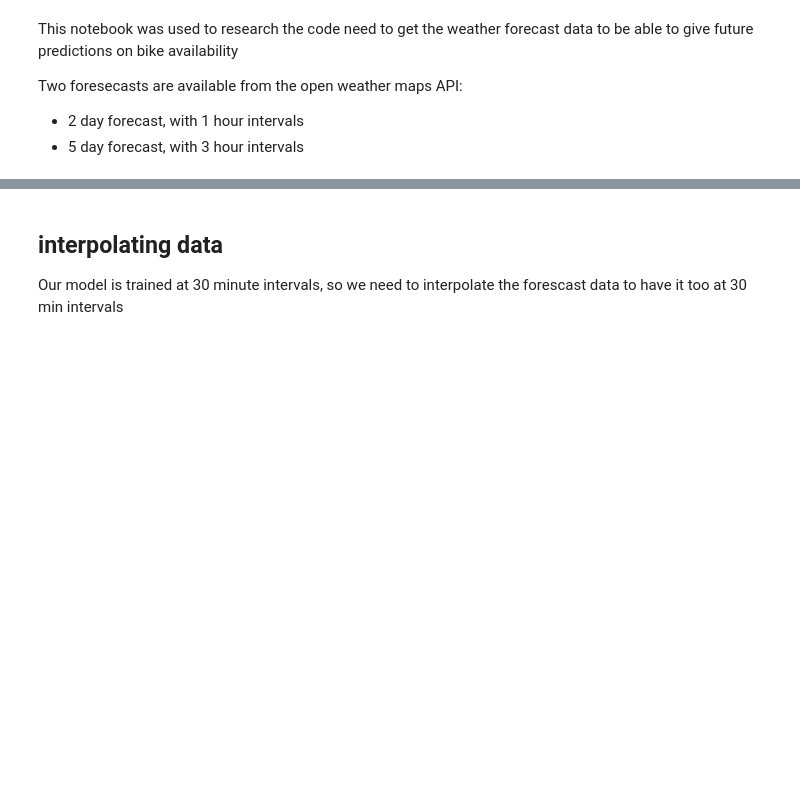
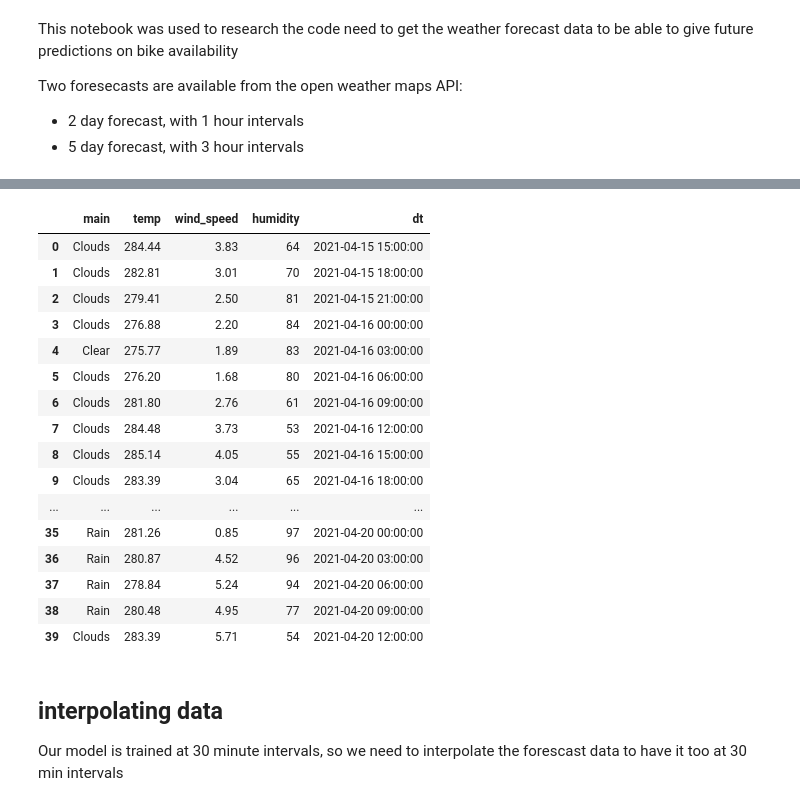
Before and after one commit to Henryjalewis/dublinbikes, a Jupyter notebook: weatherForecast.ipynb, the cells around one changed output, grey strips where cells are left out. Saved outputs shown, nothing was run; the diff lists cells and outputs as text; code cells hidden in the pictures; blank space fills up the shorter version.

```diff
--- a/weatherForecast.ipynb
+++ b/weatherForecast.ipynb
@@ -49,3 +49,23 @@ fiveDayForecast.head()
+# %%
+fiveDayForecast
+# %% [output]
+|  | main | temp | wind_speed | humidity | dt |
+| 0 | Clouds | 284.44 | 3.83 | 64 | 2021-04-15 15:00:00 |
+| 1 | Clouds | 282.81 | 3.01 | 70 | 2021-04-15 18:00:00 |
+| 2 | Clouds | 279.41 | 2.50 | 81 | 2021-04-15 21:00:00 |
+| 3 | Clouds | 276.88 | 2.20 | 84 | 2021-04-16 00:00:00 |
+| 4 | Clear | 275.77 | 1.89 | 83 | 2021-04-16 03:00:00 |
+| 5 | Clouds | 276.20 | 1.68 | 80 | 2021-04-16 06:00:00 |
+| 6 | Clouds | 281.80 | 2.76 | 61 | 2021-04-16 09:00:00 |
+| 7 | Clouds | 284.48 | 3.73 | 53 | 2021-04-16 12:00:00 |
+| 8 | Clouds | 285.14 | 4.05 | 55 | 2021-04-16 15:00:00 |
+| 9 | Clouds | 283.39 | 3.04 | 65 | 2021-04-16 18:00:00 |
+| ... | ... | ... | ... | ... | ... |
+| 35 | Rain | 281.26 | 0.85 | 97 | 2021-04-20 00:00:00 |
+| 36 | Rain | 280.87 | 4.52 | 96 | 2021-04-20 03:00:00 |
+| 37 | Rain | 278.84 | 5.24 | 94 | 2021-04-20 06:00:00 |
+| 38 | Rain | 280.48 | 4.95 | 77 | 2021-04-20 09:00:00 |
+| 39 | Clouds | 283.39 | 5.71 | 54 | 2021-04-20 12:00:00 |
 # %% [markdown]
 ## interpolating data
 
```
Also changed, not shown: parts of 9 cells of this notebook, 2 other files.
